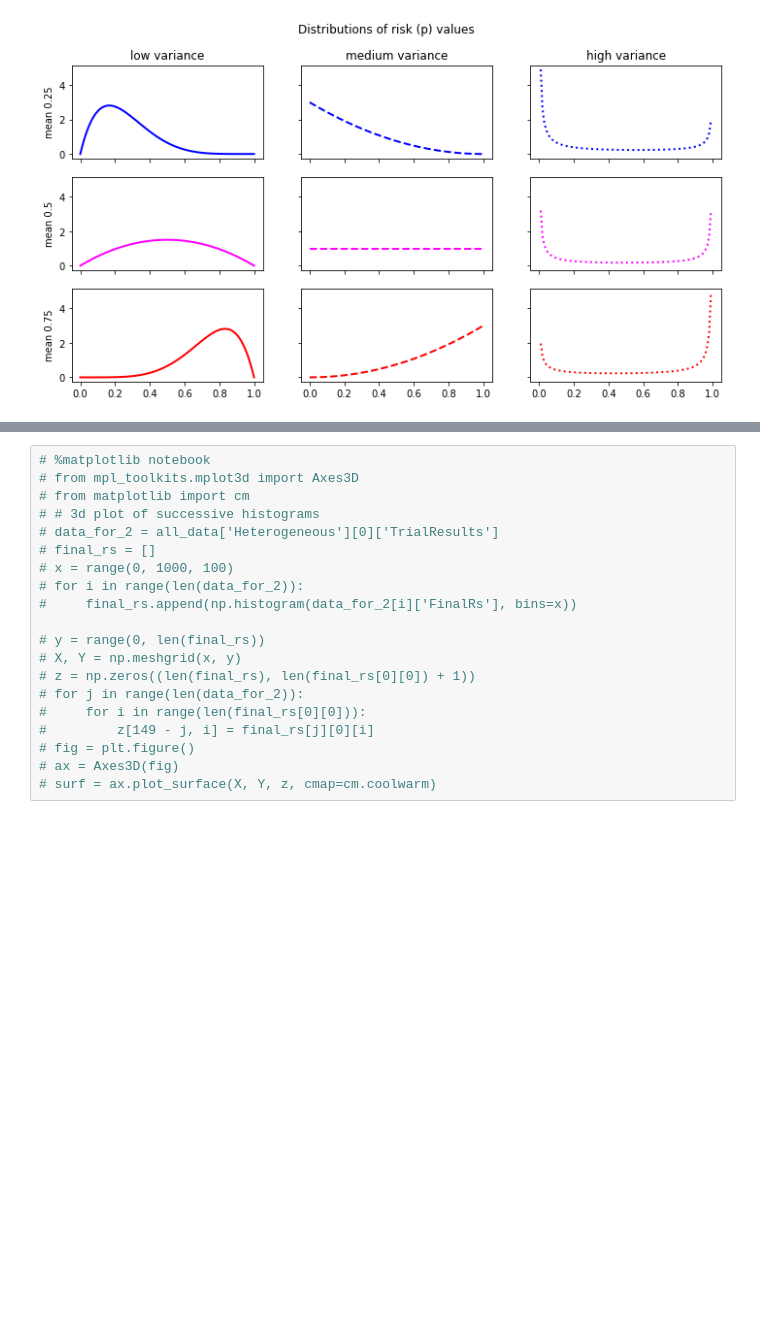
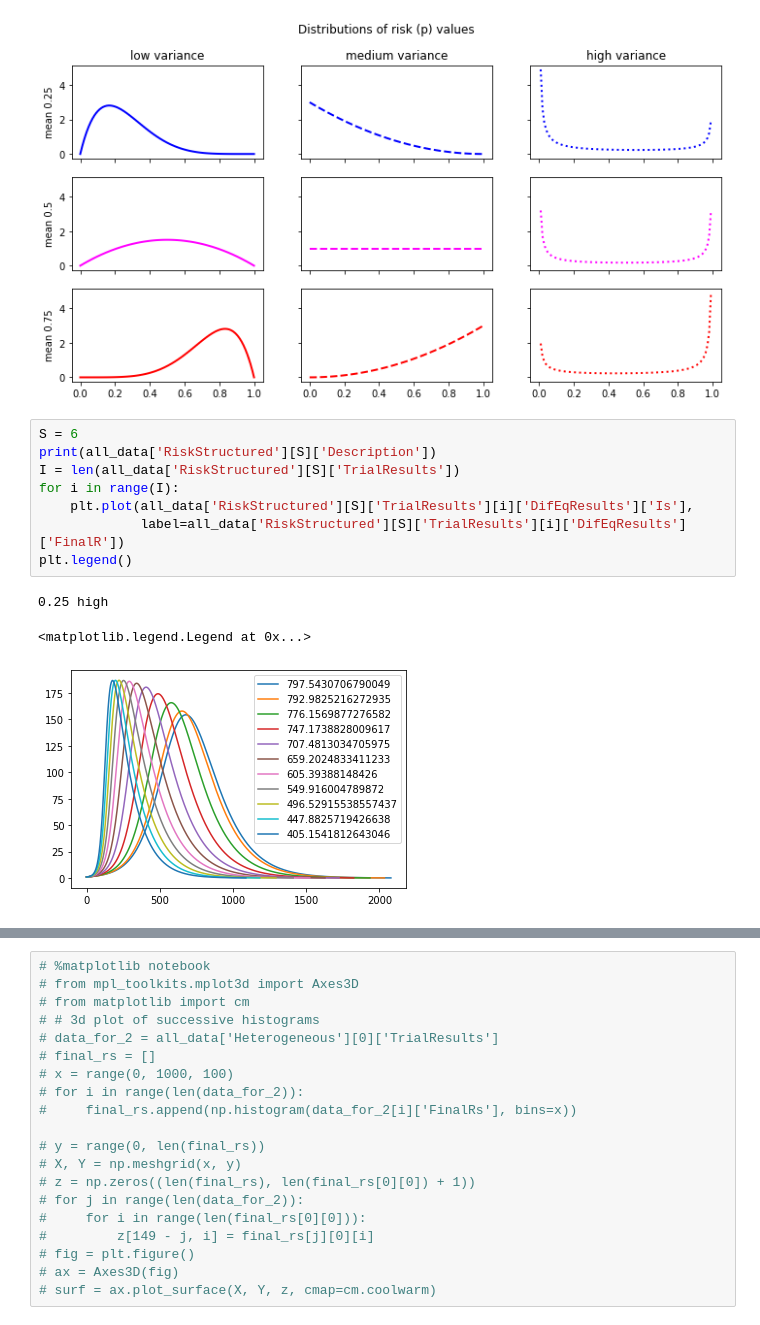
Before and after one commit to brendanwallace/hotspot, a Jupyter notebook: notebooks/final_size_and_max_i.ipynb, the cells around one changed output, grey strips where cells are left out. Cells and saved outputs as stored; diff of their text form; blank space fills up the shorter version.

```diff
--- a/notebooks/final_size_and_max_i.ipynb
+++ b/notebooks/final_size_and_max_i.ipynb
@@ -92,3 +92,15 @@ for i, (a, b, desc_i) in enumerate(bases):
 #g.std()
 # %% [output]
 [figure]
+# %%
+S = 6
+print(all_data['RiskStructured'][S]['Description'])
+I = len(all_data['RiskStructured'][S]['TrialResults'])
+for i in range(I):
+    plt.plot(all_data['RiskStructured'][S]['TrialResults'][i]['DifEqResults']['Is'],
+             label=all_data['RiskStructured'][S]['TrialResults'][i]['DifEqResults']['FinalR'])
+plt.legend()
+# %% [output]
+0.25 high
+<matplotlib.legend.Legend at 0x...>
+[figure, added]
```
Also changed, not shown: parts of 5 cells of this notebook, 7 other files.
